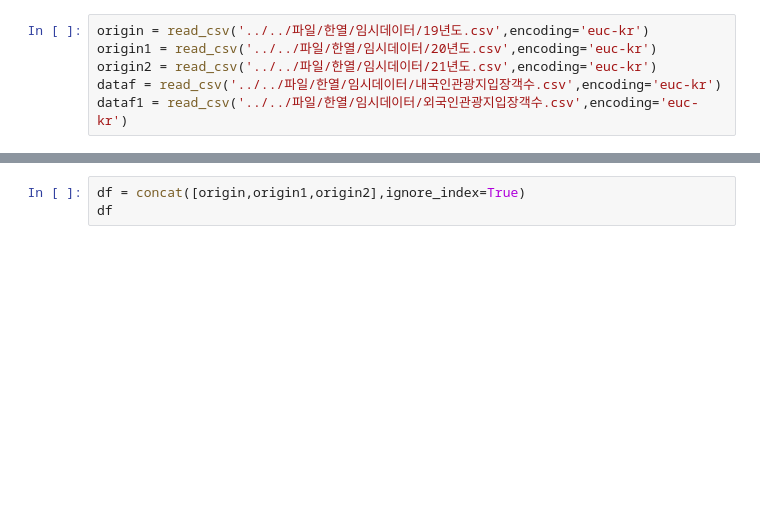
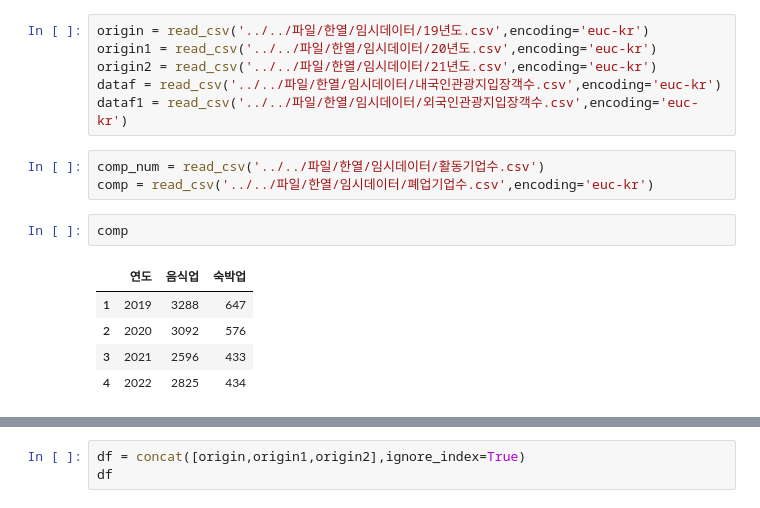
Before and after one commit to hyk2202/semi_project_2, a Jupyter notebook: Vscode/한열/read_csv.ipynb, the cells around one changed output, grey strips where cells are left out. Cells and saved outputs as stored; diff of their text form; blank space fills up the shorter version.

```diff
--- a/Vscode/한열/read_csv.ipynb
+++ b/Vscode/한열/read_csv.ipynb
@@ -17,3 +18,14 @@ origin1 = read_csv('../../파일/한열/임시데이터/20년도.csv',encoding='
 origin2 = read_csv('../../파일/한열/임시데이터/21년도.csv',encoding='euc-kr')
 dataf = read_csv('../../파일/한열/임시데이터/내국인관광지입장객수.csv',encoding='euc-kr')
 dataf1 = read_csv('../../파일/한열/임시데이터/외국인관광지입장객수.csv',encoding='euc-kr')
+# %%
+comp_num = read_csv('../../파일/한열/임시데이터/활동기업수.csv')
+comp = read_csv('../../파일/한열/임시데이터/폐업기업수.csv',encoding='euc-kr')
+# %%
+comp
+# %% [output]
+|  | 연도 | 음식업 | 숙박업 |
+| 1 | 2019 | 3288 | 647 |
+| 2 | 2020 | 3092 | 576 |
+| 3 | 2021 | 2596 | 433 |
+| 4 | 2022 | 2825 | 434 |
```
Also changed, not shown: parts of 5 cells of this notebook, 3 other files.
